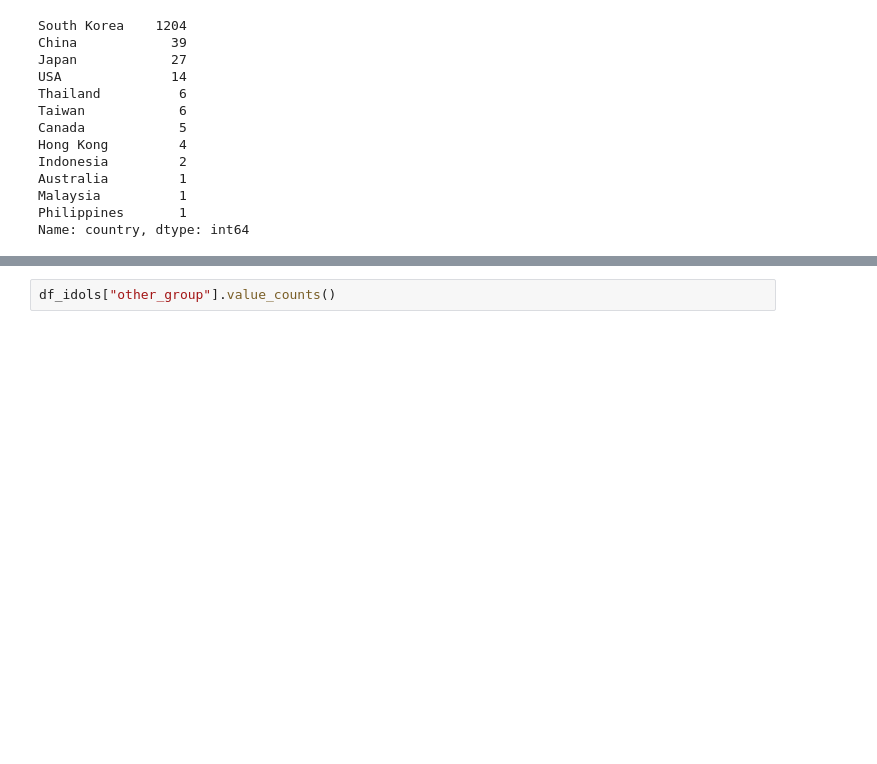
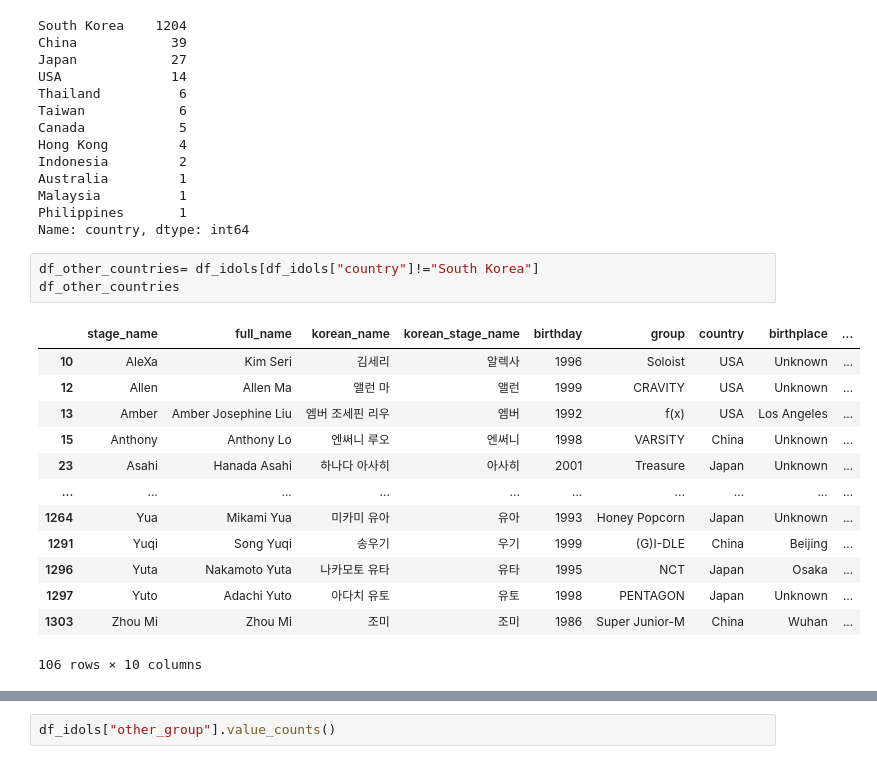
Before and after one commit to Tek-nr/BTSvsALL, a Jupyter notebook: KPop_Analysis/K-Pop_Analysis.ipynb, the cells around one changed output, grey strips where cells are left out. Drawn from its saved outputs; the diff is of its cells as text; blank space fills up the shorter version.

```diff
--- a/KPop_Analysis/K-Pop_Analysis.ipynb
+++ b/KPop_Analysis/K-Pop_Analysis.ipynb
@@ -206,3 +206,20 @@ Australia         1
 Malaysia          1
 Philippines       1
 Name: country, dtype: int64
+# %%
+df_other_countries= df_idols[df_idols["country"]!="South Korea"]
+df_other_countries
+# %% [output]
+|  | stage_name | full_name | korean_name | korean_stage_name | birthday | group | country | birthplace | ... |
+| 10 | AleXa | Kim Seri | 김세리 | 알렉사 | 1996 | Soloist | USA | Unknown | ... |
+| 12 | Allen | Allen Ma | 앨런 마 | 앨런 | 1999 | CRAVITY | USA | Unknown | ... |
+| 13 | Amber | Amber Josephine Liu | 엠버 조세핀 리우 | 엠버 | 1992 | f(x) | USA | Los Angeles | ... |
+| 15 | Anthony | Anthony Lo | 엔써니 루오 | 엔써니 | 1998 | VARSITY | China | Unknown | ... |
+| 23 | Asahi | Hanada Asahi | 하나다 아사히 | 아사히 | 2001 | Treasure | Japan | Unknown | ... |
+| ... | ... | ... | ... | ... | ... | ... | ... | ... | ... |
+| 1264 | Yua | Mikami Yua | 미카미 유아 | 유아 | 1993 | Honey Popcorn | Japan | Unknown | ... |
+| 1291 | Yuqi | Song Yuqi | 송우기 | 우기 | 1999 | (G)I-DLE | China | Beijing | ... |
+| 1296 | Yuta | Nakamoto Yuta | 나카모토 유타 | 유타 | 1995 | NCT | Japan | Osaka | ... |
+| 1297 | Yuto | Adachi Yuto | 아다치 유토 | 유토 | 1998 | PENTAGON | Japan | Unknown | ... |
+| 1303 | Zhou Mi | Zhou Mi | 조미 | 조미 | 1986 | Super Junior-M | China | Wuhan | ... |
+106 rows × 10 columns
```
Also changed, not shown: parts of 12 cells of this notebook, 6 other files.
